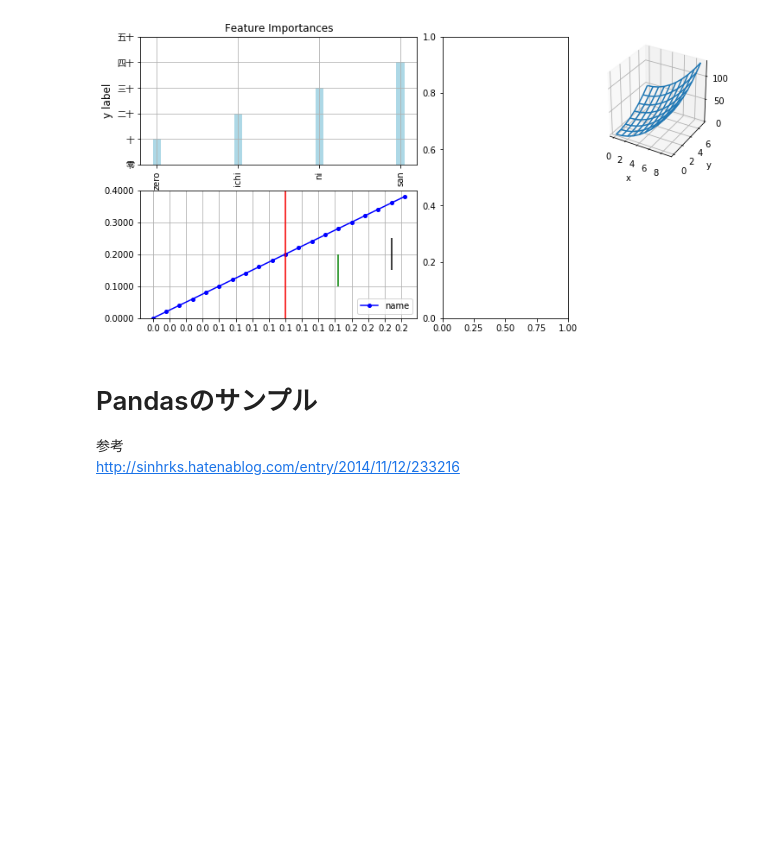
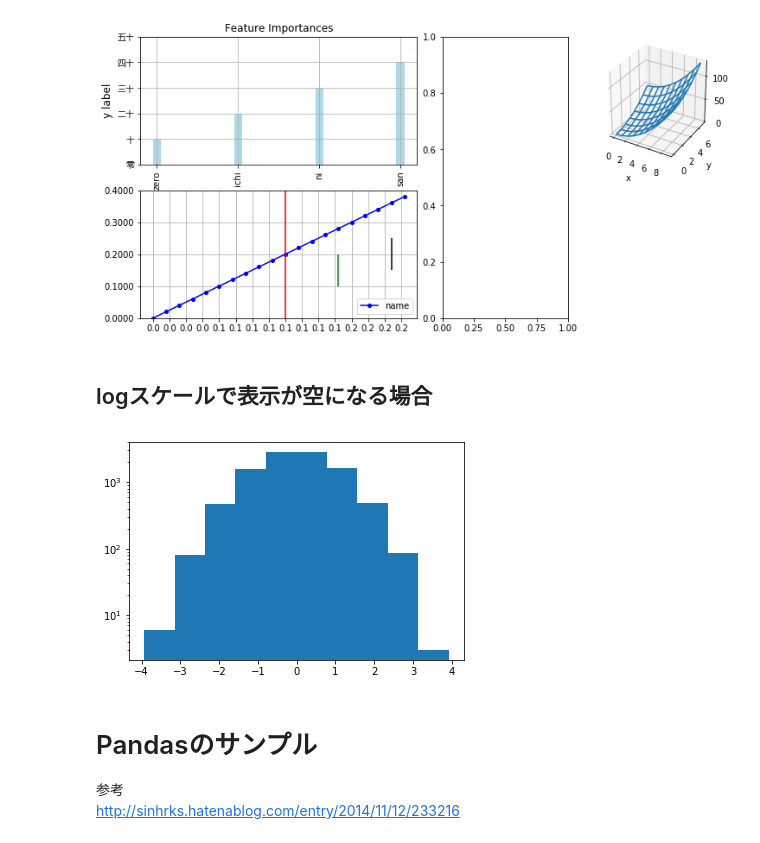
Before and after one commit to t2240013/hello-world, a Jupyter notebook: PythonMemo.ipynb, the cells around one changed output. Cells and saved outputs as stored; diff of their text form; code cells hidden in the pictures; blank space fills up the shorter version.

```diff
--- a/PythonMemo.ipynb
+++ b/PythonMemo.ipynb
@@ -267,6 +273,16 @@ plt.savefig('plot_sample.png', dpi=300)
 plt.show()
 # %% [output]
 [figure]
+# %% [markdown]
+## logスケールで表示が空になる場合
+# %%
+x = np.random.randn(10000)
+plt.hist(x)
+plt.yscale('log', nonposy='clip' )
+#plt.yscale('log') # 表示が空になる
+plt.show()
+# %% [output]
+[figure, added]
 # %% [markdown]
 # Pandasのサンプル
 参考<br>
```
Also changed, not shown: parts of 13 cells of this notebook.
